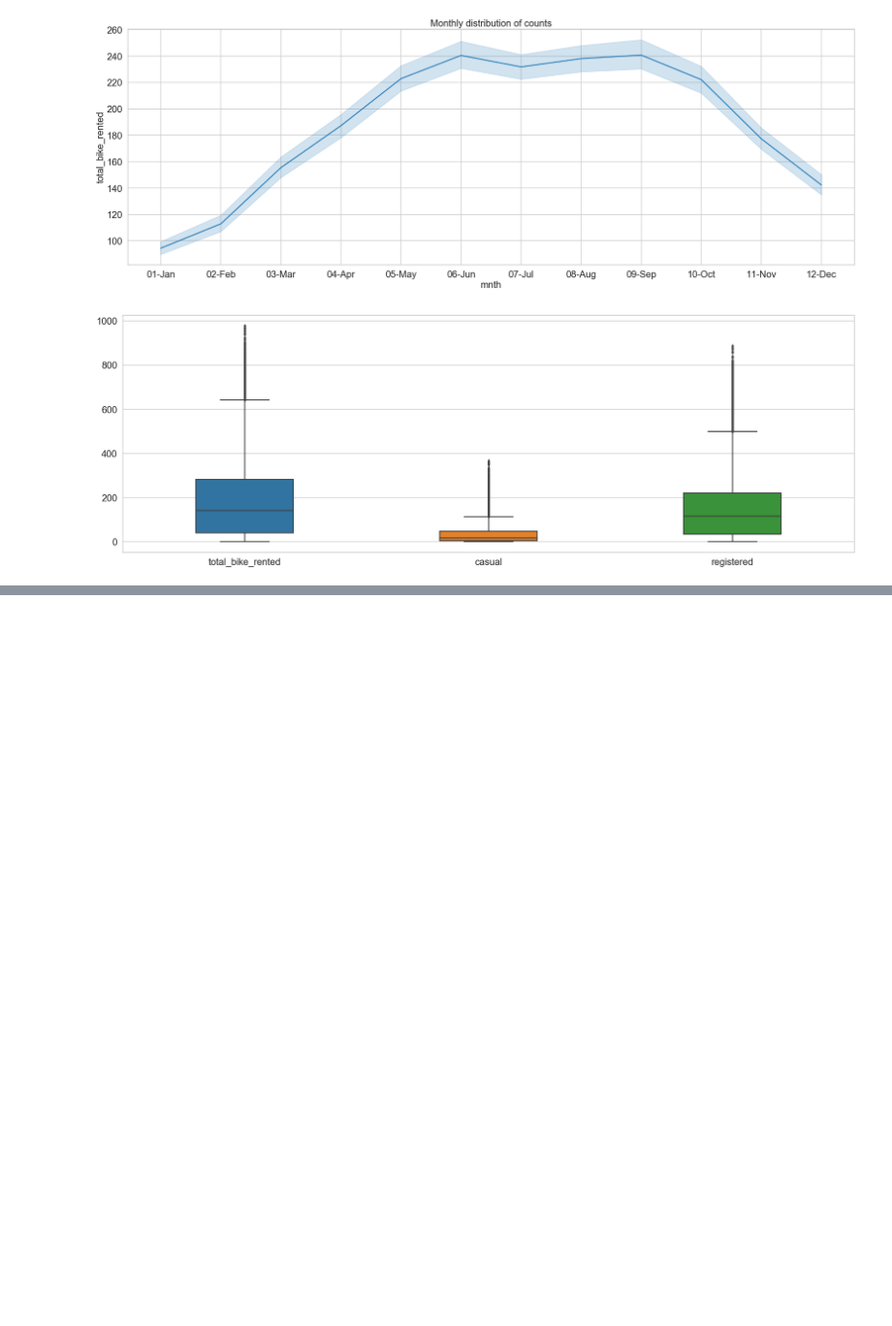
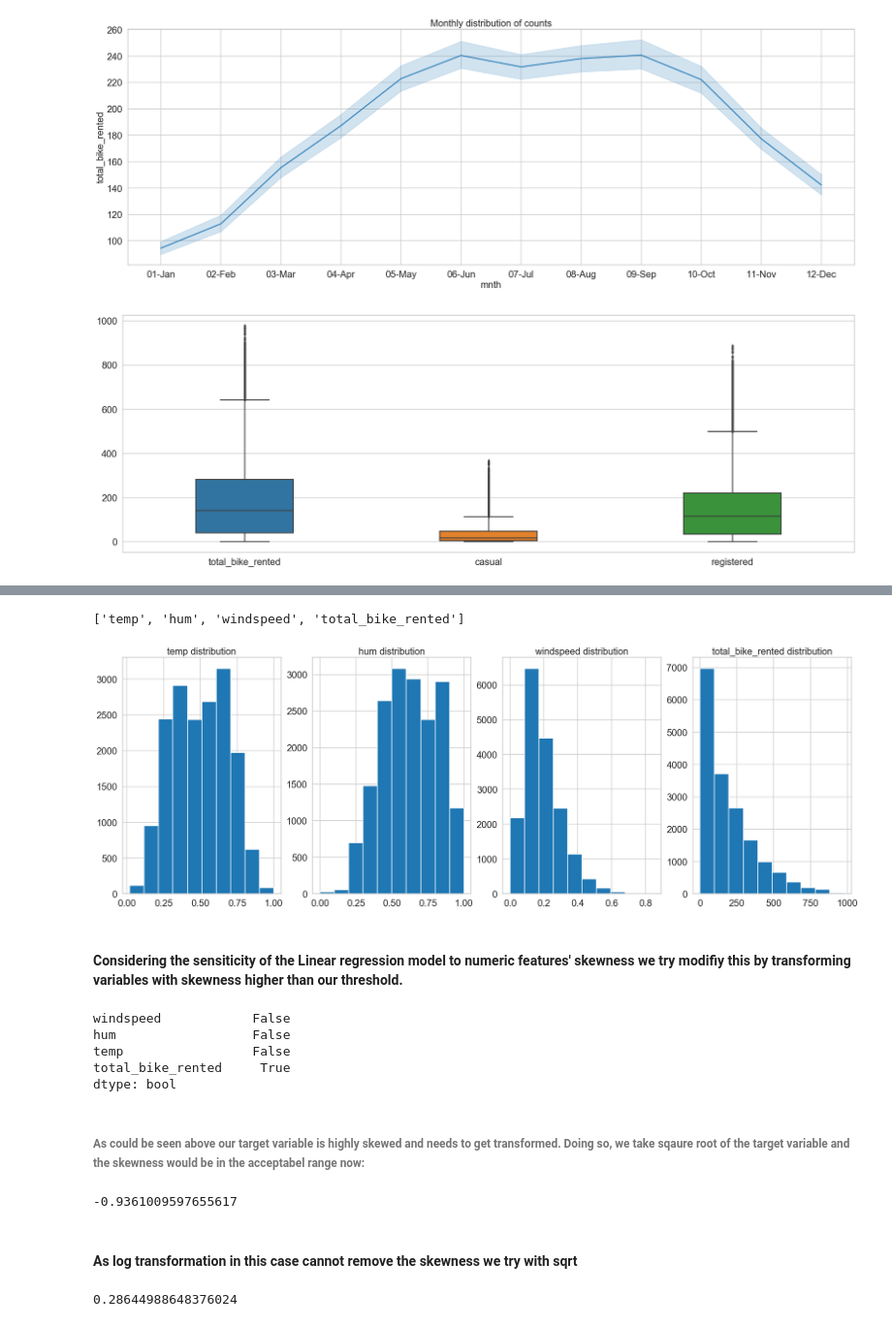
Before and after one commit to Rouzbehrahimi/Bike_sharing_dask, a Jupyter notebook: Dask_BS.ipynb, the cells around one changed output, grey strips where cells are left out. Shown at 97% size. Cells and saved outputs as stored; diff of their text form; code cells hidden in the pictures; blank space fills up the shorter version.

```diff
--- a/Dask_BS.ipynb
+++ b/Dask_BS.ipynb
@@ -236,0 +251,2 @@ sns.boxplot(data=df_dask[["total_bike_rented", "casual", "registered"]].compute(
+# %%
+df_dask=df_dask.drop("atemp",axis=1)
@@ -236,0 +255,2 @@ sns.boxplot(data=df_dask[["total_bike_rented", "casual", "registered"]].compute(
+# %%
+df_dask=df_dask.drop(["casual", "registered"], axis=1)
@@ -236,0 +271,16 @@ sns.boxplot(data=df_dask[["total_bike_rented", "casual", "registered"]].compute(
+# %%
+numeric_cols = list(df_dask.select_dtypes(include=np.number).columns.values)
+numeric_cols
+# %% [output]
+['temp', 'hum', 'windspeed', 'total_bike_rented']
+# %%
+counter = 1
+for i in df_dask[numeric_cols].columns.values:
+    plt.subplot(1, len(numeric_cols), counter)
+    plt.hist(df_dask[i].compute())
+    plt.title(str(i) + " " + "distribution")
+    counter += 1
+# %% [output]
+[figure, added]
+# %% [markdown]
+#### Considering the sensiticity of the Linear regression model to numeric features' skewness we try modifiy this by transforming variables with skewness higher than our threshold.
@@ -236,0 +289,22 @@ sns.boxplot(data=df_dask[["total_bike_rented", "casual", "registered"]].compute(
+# %%
+df_dask[["windspeed", "hum", "temp", "total_bike_rented"]].compute().apply(
+    lambda x: abs(skew(x)) > 0.75
+)
+# %% [output]
+windspeed            False
+hum                  False
+temp                 False
+total_bike_rented     True
+dtype: bool
+# %% [markdown]
+###### As could be seen above our target variable is highly skewed and needs to get transformed. Doing so, we take sqaure root of the target variable and the skewness would be in the acceptabel range now:
+# %%
+skew(np.log(df_dask.total_bike_rented))
+# %% [output]
+-0.9361009597655617
+# %% [markdown]
+#### As log transformation in this case cannot remove the skewness we try with sqrt
+# %%
+skew(np.sqrt(df_dask.total_bike_rented))
+# %% [output]
+0.28644988648376024
```
Also changed, not shown: parts of 30 cells of this notebook.
